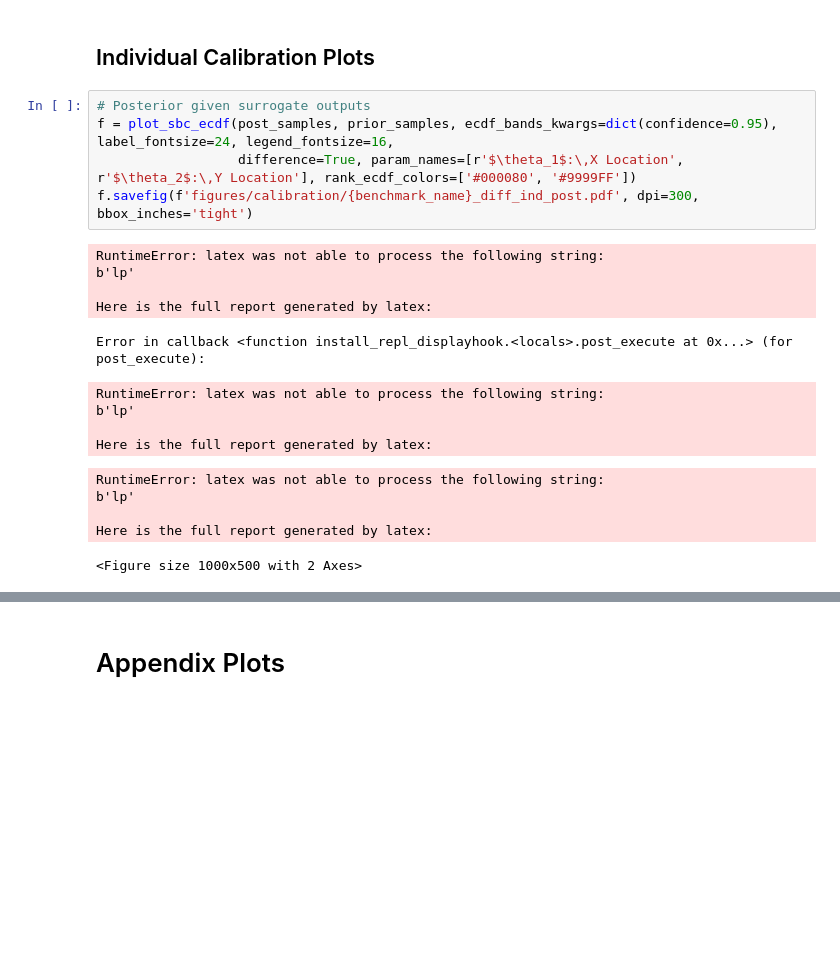
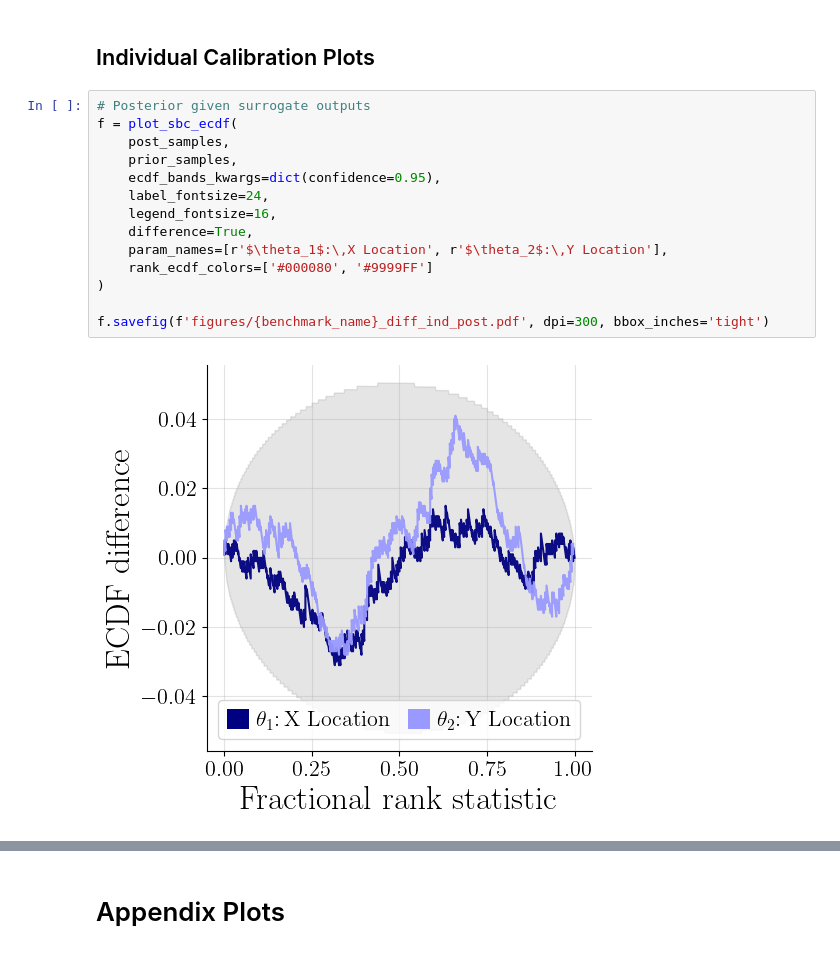
Before and after one commit to bayesflow-org/JANA-Paper, a Jupyter notebook: experiments/benchmarks/benchmark_7_gaussian_mixture.ipynb, the cells around one changed output, grey strips where cells are left out. Drawn from its saved outputs; the diff is of its cells as text; blank space fills up the shorter version.

```diff
--- a/experiments/benchmarks/benchmark_7_gaussian_mixture.ipynb
+++ b/experiments/benchmarks/benchmark_7_gaussian_mixture.ipynb
@@ -178,23 +173,19 @@ plt.rcParams.update({
 ## Individual Calibration Plots
 # %%
 # Posterior given surrogate outputs
-f = plot_sbc_ecdf(post_samples, prior_samples, ecdf_bands_kwargs=dict(confidence=0.95), label_fontsize=24, legend_fontsize=16,
-                  difference=True, param_names=[r'$\theta_1$:\,X Location', r'$\theta_2$:\,Y Location'], rank_ecdf_colors=['#000080', '#9999FF'])
-f.savefig(f'figures/calibration/{benchmark_name}_diff_ind_post.pdf', dpi=300, bbox_inches='tight')
+f = plot_sbc_ecdf(
+    post_samples,
+    prior_samples,
+    ecdf_bands_kwargs=dict(confidence=0.95),
+    label_fontsize=24,
+    legend_fontsize=16,
+    difference=True,
+    param_names=[r'$\theta_1$:\,X Location', r'$\theta_2$:\,Y Location'],
+    rank_ecdf_colors=['#000080', '#9999FF']
+)
+
+f.savefig(f'figures/{benchmark_name}_diff_ind_post.pdf', dpi=300, bbox_inches='tight')
 # %% [output]
-RuntimeError: latex was not able to process the following string:
-b'lp'
-
-Here is the full report generated by latex:
-Error in callback <function install_repl_displayhook.<locals>.post_execute at 0x...> (for post_execute):
-RuntimeError: latex was not able to process the following string:
-b'lp'
-
-Here is the full report generated by latex:
-RuntimeError: latex was not able to process the following string:
-b'lp'
-
-Here is the full report generated by latex:
-<Figure size 1000x500 with 2 Axes>
+[figure, added]
 # %%
 # Posterior given surrogate outputs
```
Also changed, not shown: parts of 21 cells of this notebook, 4 other files.
